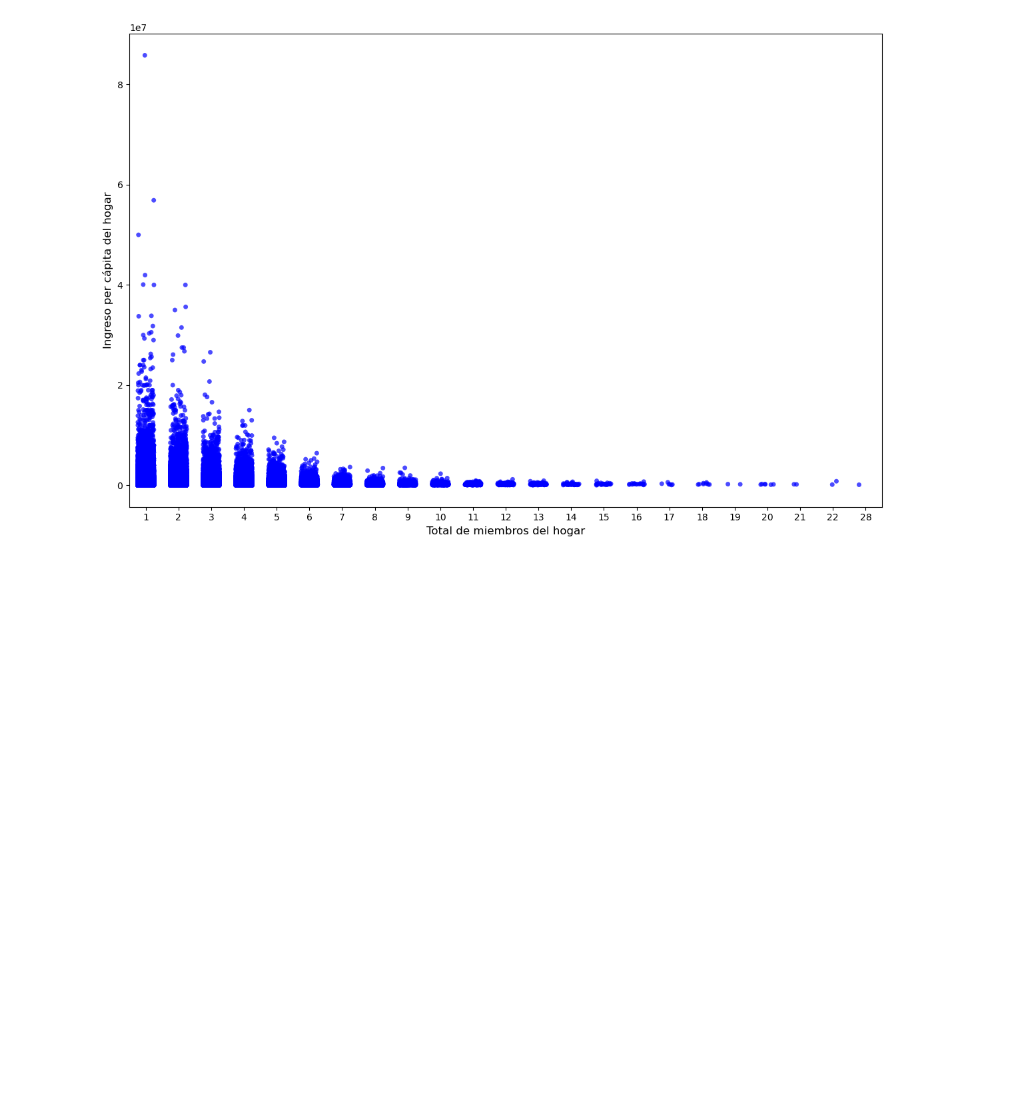
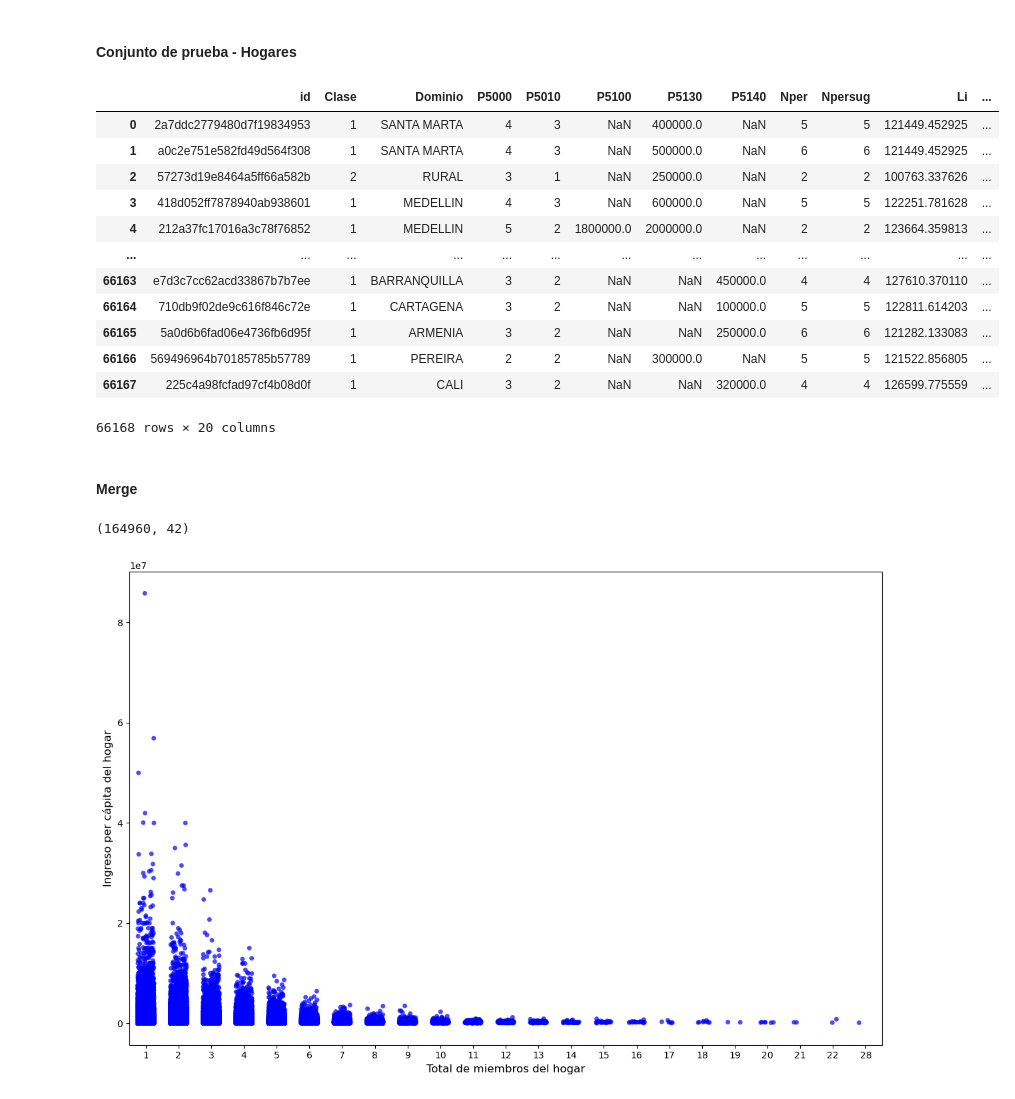
Before and after one commit to milagrosonofri/Problem_Set_2, a Jupyter notebook: scripts/1_Working_data.ipynb, the cells around one changed output. Drawn from its saved outputs; the diff is of its cells as text; code cells hidden in the pictures; blank space fills up the shorter version.

```diff
--- a/scripts/1_Working_data.ipynb
+++ b/scripts/1_Working_data.ipynb
@@ -131,0 +242,25 @@ train_set_ind_group
+# %% [markdown]
+#### Conjunto de prueba - Hogares
+# %%
+test_set_hog['P5090'] = test_set_hog['P5090'].apply(tipo_vivienda)
+
+test_set_hog_2 =  pd.get_dummies(test_set_hog, columns=['P5090'])
+
+test_set_hog_2['hacinamiento'] = test_set_hog_2['P5000']/test_set_hog_2['P5010']
+test_set_hog_2
+# %% [output]
+|  | id | Clase | Dominio | P5000 | P5010 | P5100 | P5130 | P5140 | Nper | Npersug | Li | ... |
+| 0 | 2a7ddc2779480d7f19834953 | 1 | SANTA MARTA | 4 | 3 | NaN | 400000.0 | NaN | 5 | 5 | 121449.452925 | ... |
+| 1 | a0c2e751e582fd49d564f308 | 1 | SANTA MARTA | 4 | 3 | NaN | 500000.0 | NaN | 6 | 6 | 121449.452925 | ... |
+| 2 | 57273d19e8464a5ff66a582b | 2 | RURAL | 3 | 1 | NaN | 250000.0 | NaN | 2 | 2 | 100763.337626 | ... |
+| 3 | 418d052ff7878940ab938601 | 1 | MEDELLIN | 4 | 3 | NaN | 600000.0 | NaN | 5 | 5 | 122251.781628 | ... |
+| 4 | 212a37fc17016a3c78f76852 | 1 | MEDELLIN | 5 | 2 | 1800000.0 | 2000000.0 | NaN | 2 | 2 | 123664.359813 | ... |
+| ... | ... | ... | ... | ... | ... | ... | ... | ... | ... | ... | ... | ... |
+| 66163 | e7d3c7cc62acd33867b7b7ee | 1 | BARRANQUILLA | 3 | 2 | NaN | NaN | 450000.0 | 4 | 4 | 127610.370110 | ... |
+| 66164 | 710db9f02de9c616f846c72e | 1 | CARTAGENA | 3 | 2 | NaN | NaN | 100000.0 | 5 | 5 | 122811.614203 | ... |
+| 66165 | 5a0d6b6fad06e4736fb6d95f | 1 | ARMENIA | 3 | 2 | NaN | NaN | 250000.0 | 6 | 6 | 121282.133083 | ... |
+| 66166 | 569496964b70185785b57789 | 1 | PEREIRA | 2 | 2 | NaN | 300000.0 | NaN | 5 | 5 | 121522.856805 | ... |
+| 66167 | 225c4a98fcfad97cf4b08d0f | 1 | CALI | 3 | 2 | NaN | NaN | 320000.0 | 4 | 4 | 126599.775559 | ... |
+66168 rows × 20 columns
+# %% [markdown]
+#### Merge
@@ -131,0 +269,4 @@ train_set_ind_group
+# %%
+test_set_final = test_set_ind_group.merge(test_set_hog_2, how="inner", on="id")
+# %% [output]
+(164960, 42)
```
Also changed, not shown: parts of 28 cells of this notebook, 2 other files.
